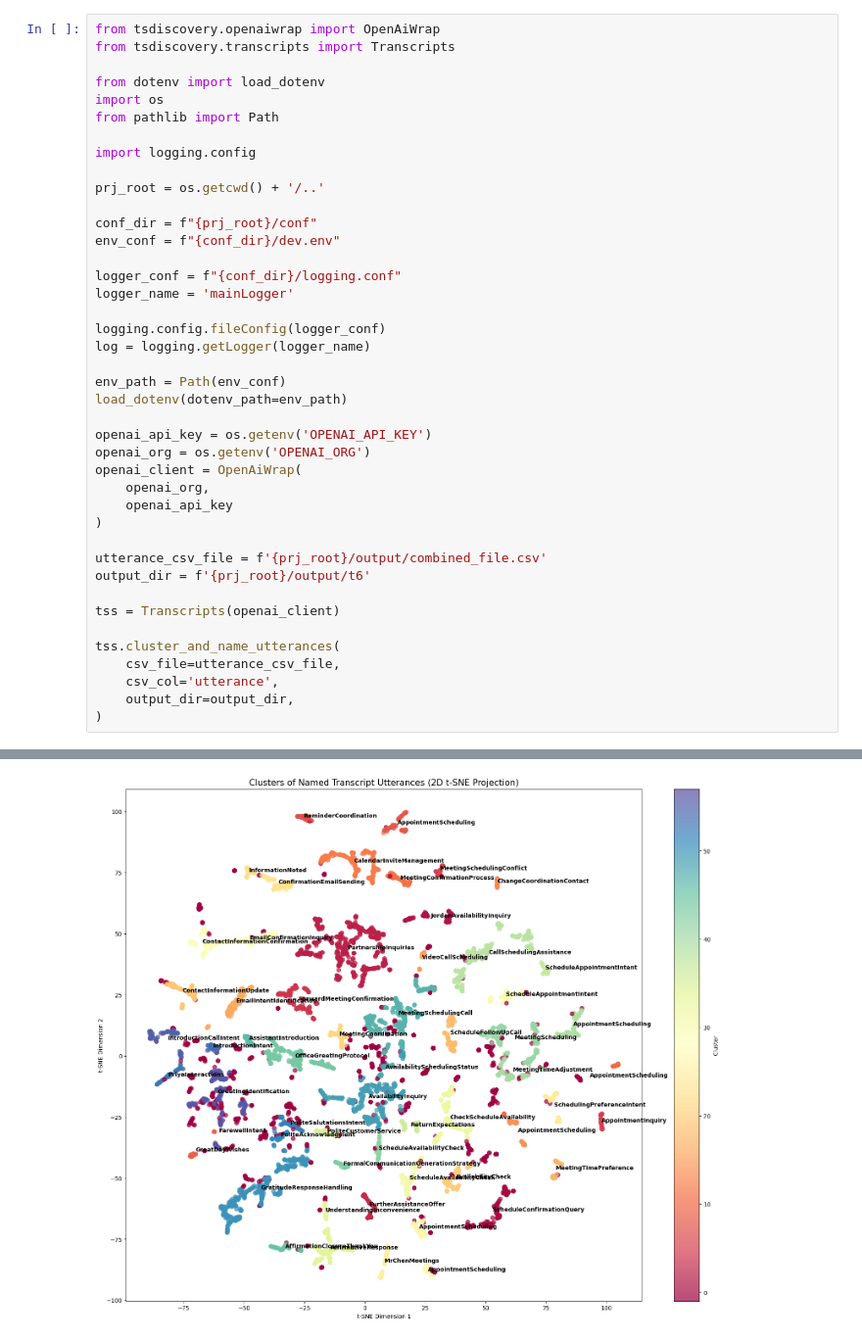
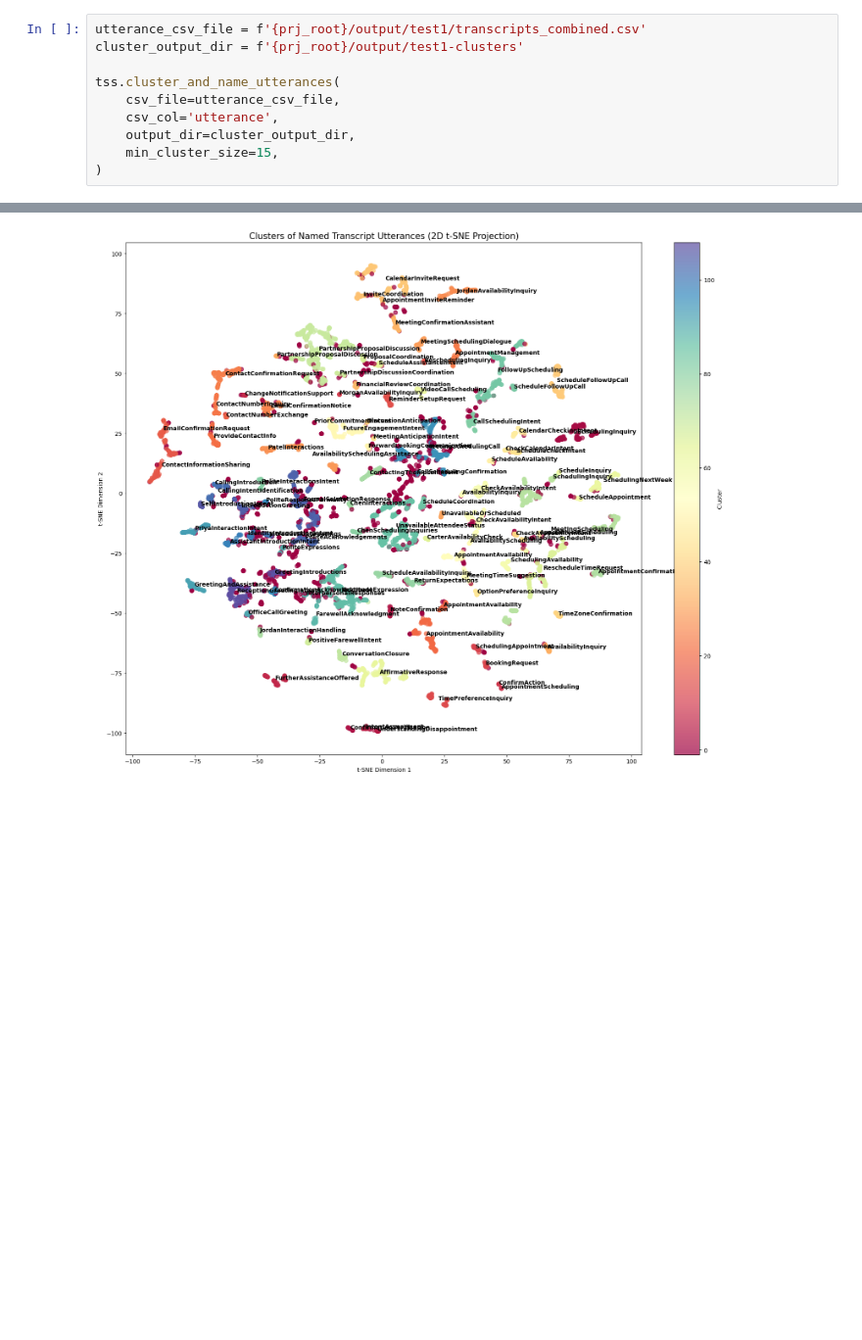
Before and after one commit to sitinc/journey-discovery-getting-started, a Jupyter notebook: notes/journey-discovery-getting-started.ipynb, the cells around one changed output, grey strips where cells are left out. Shown at 98% size. Cells and saved outputs as stored; diff of their text form; blank space fills up the shorter version.

```diff
--- a/notes/journey-discovery-getting-started.ipynb
+++ b/notes/journey-discovery-getting-started.ipynb
@@ -73,42 +150,11 @@ True
 # %%
-from tsdiscovery.openaiwrap import OpenAiWrap
-from tsdiscovery.transcripts import Transcripts
-
-from dotenv import load_dotenv
-import os
-from pathlib import Path
-
-import logging.config
-
-prj_root = os.getcwd() + '/..'
-
-conf_dir = f"{prj_root}/conf"
-env_conf = f"{conf_dir}/dev.env"
-
-logger_conf = f"{conf_dir}/logging.conf"
-logger_name = 'mainLogger'
-
-logging.config.fileConfig(logger_conf)
-log = logging.getLogger(logger_name)
-
-env_path = Path(env_conf)
-load_dotenv(dotenv_path=env_path)
-
-openai_api_key = os.getenv('OPENAI_API_KEY')
-openai_org = os.getenv('OPENAI_ORG')
-openai_client = OpenAiWrap(
-    openai_org,
-    openai_api_key
-)
-
-utterance_csv_file = f'{prj_root}/output/combined_file.csv'
-output_dir = f'{prj_root}/output/t6'
-
-tss = Transcripts(openai_client)
+utterance_csv_file = f'{prj_root}/output/test1/transcripts_combined.csv'
+cluster_output_dir = f'{prj_root}/output/test1-clusters'
 
 tss.cluster_and_name_utterances(
     csv_file=utterance_csv_file,
     csv_col='utterance',
-    output_dir=output_dir,
+    output_dir=cluster_output_dir,
+    min_cluster_size=15,
 )
 # %% [output]
@@ -132 +178 @@ Silhouette Score: 0.31
-[figure, old version]
+[figure, new version]
```
Also changed, not shown: parts of 25 cells of this notebook.
